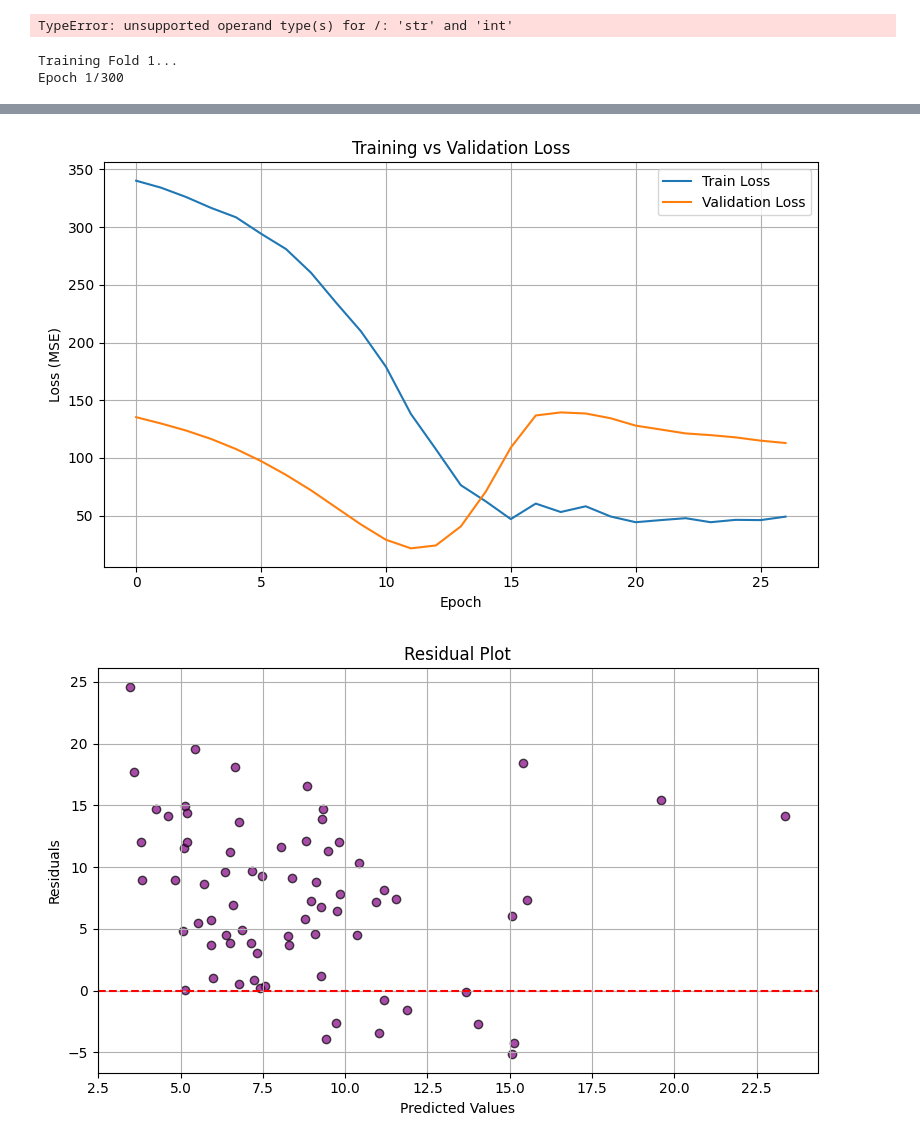
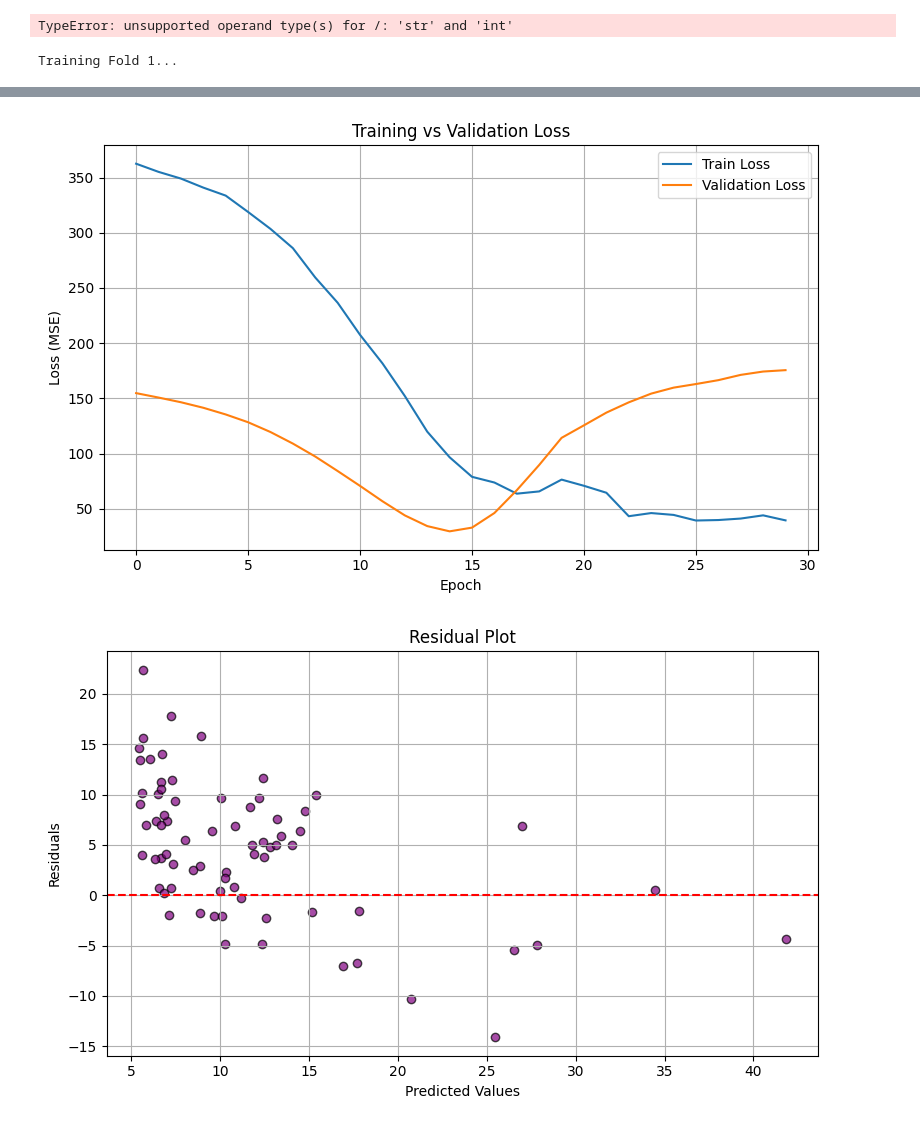
Before and after one commit to aditya2k5/women_corelation_dataset, a Jupyter notebook: wemon_corelation.ipynb, the cells around one changed output, grey strips where cells are left out. Cells and saved outputs as stored; diff of their text form; code cells hidden in the pictures.

```diff
--- a/wemon_corelation.ipynb
+++ b/wemon_corelation.ipynb
@@ -1156,8 +1156,7 @@ df = df[(z_scores < 3).all(axis=1)]
 
 # Select features and target
 X = df[['Women (age 15-49) who are literate4 (%)',
-        'Female population age 6 years and above who ever attended school (%)',
-        'Households using clean fuel for cooking3 (%)']].values
+        'Female population age 6 years and above who ever attended school (%)']].values
 y = df['Women age 20-24 years married before age 18 years (%)'].values
 
 # Normalize features
@@ -1196,7 +1195,7 @@ for fold, (train_idx, test_idx) in enumerate(kf.split(X_scaled)):
     # Train model
     history = model.fit(X_train, y_train,
                         validation_split=0.2,
-                        epochs=300,
+                        epochs=600,
                         batch_size=16,
                         callbacks=[early_stop, lr_scheduler],
                         verbose=1)
@@ -1235,7 +1234,7 @@ model = Sequential([
     Dense(1, activation='linear')
 ])
 model.compile(optimizer=Adam(learning_rate=0.001), loss='mean_squared_error', metrics=['mae', 'mse'])
-history = model.fit(X_scaled, y, validation_split=0.2, epochs=300, batch_size=16,
+history = model.fit(X_scaled, y, validation_split=0.3, epochs=600, batch_size=16,
                     callbacks=[EarlyStopping(monitor='val_loss', patience=15, restore_best_weights=True),
                                ReduceLROnPlateau(monitor='val_loss', factor=0.5, patience=5, min_lr=1e-6)],
                     verbose=1)
@@ -1279,4 +1278,3 @@ plt.tight_layout()
 plt.show()
 # %% [output]
 Training Fold 1...
-Epoch 1/300
@@ -1394,2 +1384,2 @@ Epoch 27/300
-[figure, old version]
+[figure, new version]
-[figure, old version]
+[figure, new version]
```
Also changed, not shown: parts of 2 cells of this notebook.
